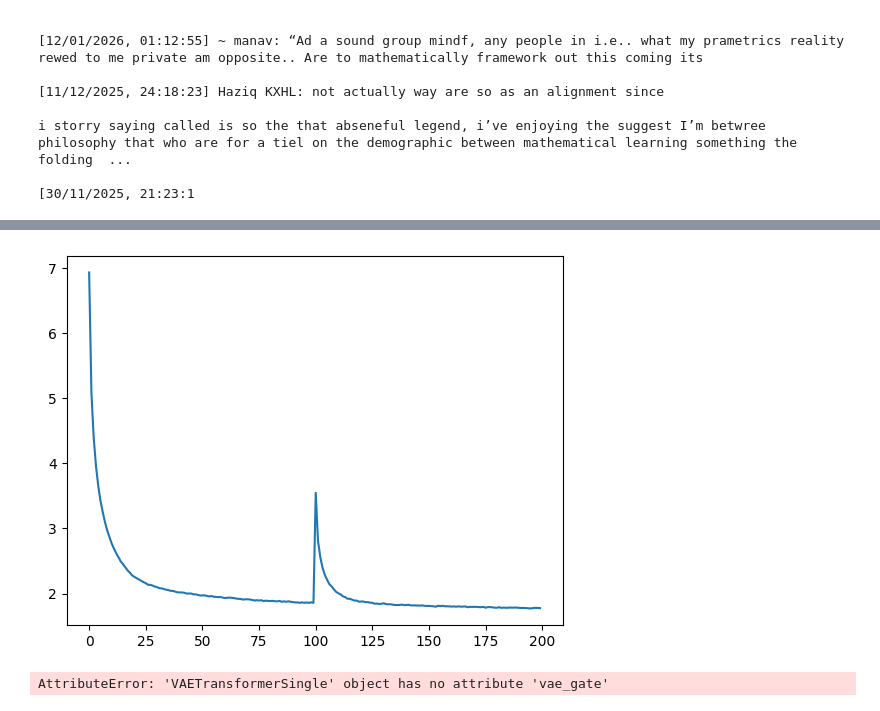
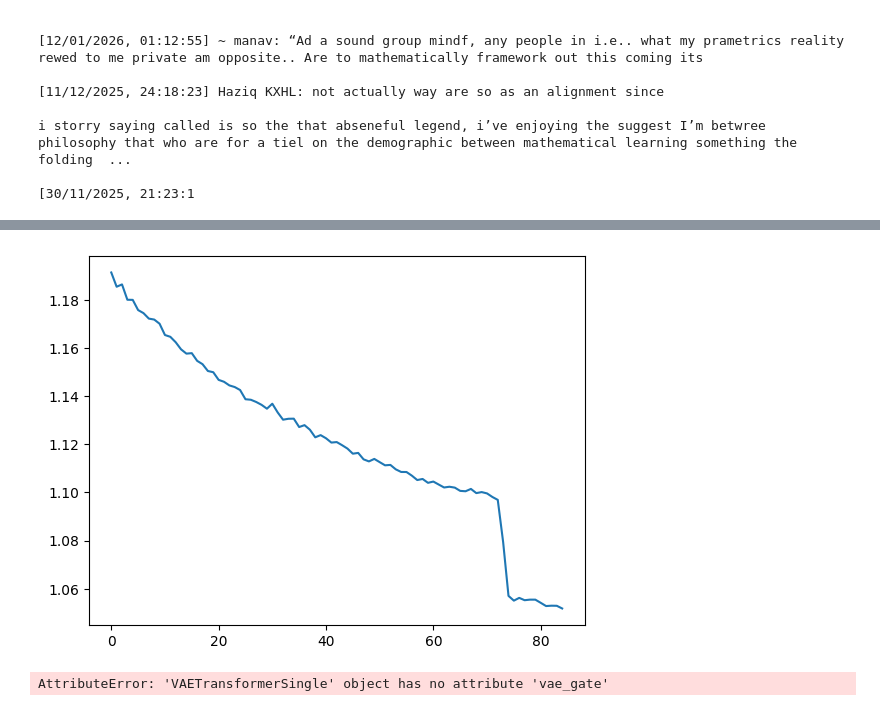
Before and after one commit to yiheinchai/kingscrosshacklab, a Jupyter notebook: projects/makemore/gpt/gpt.ipynb, the cells around one changed output, grey strips where cells are left out. Drawn from its saved outputs; the diff is of its cells as text; code cells hidden in the pictures.

```diff
--- a/projects/makemore/gpt/gpt.ipynb
+++ b/projects/makemore/gpt/gpt.ipynb
@@ -914,7 +999,7 @@ losses = []
 # %%
 # for ep in range(1000):
 model.train()
-for ep in range(50_000):
+for ep in range(1_500_000):
     batch_ix = torch.randint(0, X_tr.shape[0], (64,))
     xs = X_tr[batch_ix].to(device)
     y = Y_tr[batch_ix].to(device)
@@ -949,0 +1036,4 @@ Epoch 49000, Loss: 1.0909531116485596
+# %%
+losses = []
+val_losses_history = []
+val_epochs_history = []
@@ -1042,7 +1295,7 @@ losses = []
 # for ep in range(1000):
 model.train()
 model.set_vae_training(True)
-for ep in range(10_000):
+for ep in range(500_000):
     batch_ix = torch.randint(0, X_tr.shape[0], (64,))
     xs = X_tr[batch_ix].to(device)
     y = Y_tr[batch_ix].to(device)
@@ -1064,7 +1325,7 @@ ValueError: too many values to unpack (expected 2)
 model.train()
 model.set_vae_training(False)
 
-for ep in range(10_000):
+for ep in range(500_000):
     batch_ix = torch.randint(0, X_tr.shape[0], (64,))
     xs = X_tr[batch_ix].to(device)
     y = Y_tr[batch_ix].to(device)
@@ -1093,7 +1346,7 @@ Epoch 9000, Loss: 1.7823511362075806
 # %%
-plot_loss(losses, smoothing_bin_size=100)
+plot_loss(losses[50000:], smoothing_bin_size=1000)
 # %% [output]
-[figure, old version]
+[figure, new version]
 # %%
 model.vae_gate
 # %% [output]
```
Also changed, not shown: parts of 21 cells of this notebook, 12 other files.
